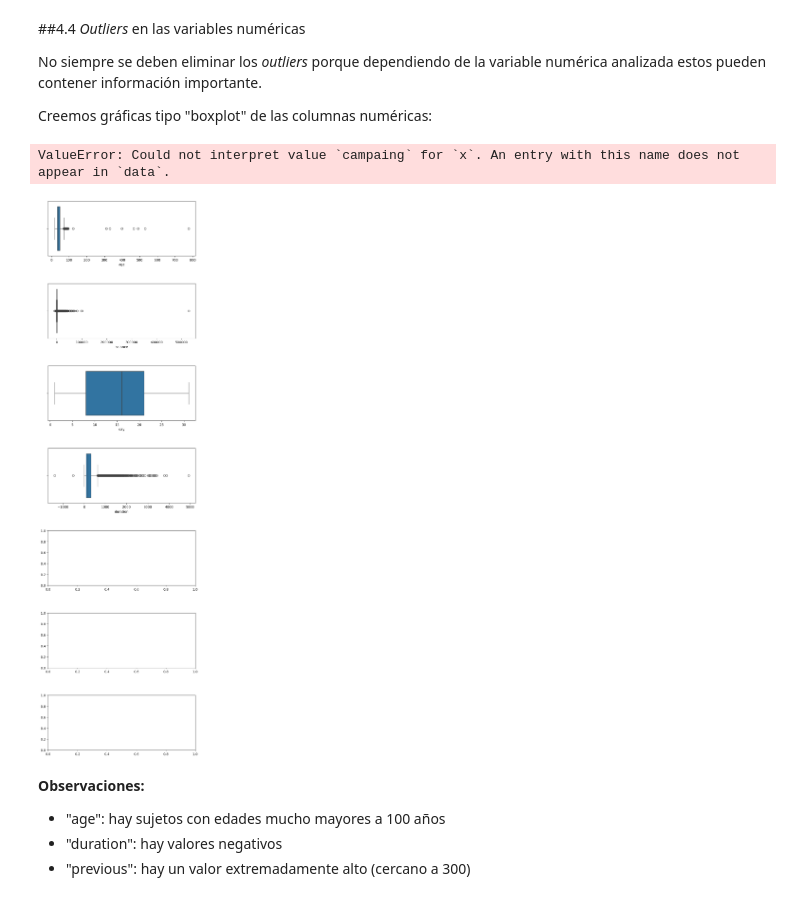
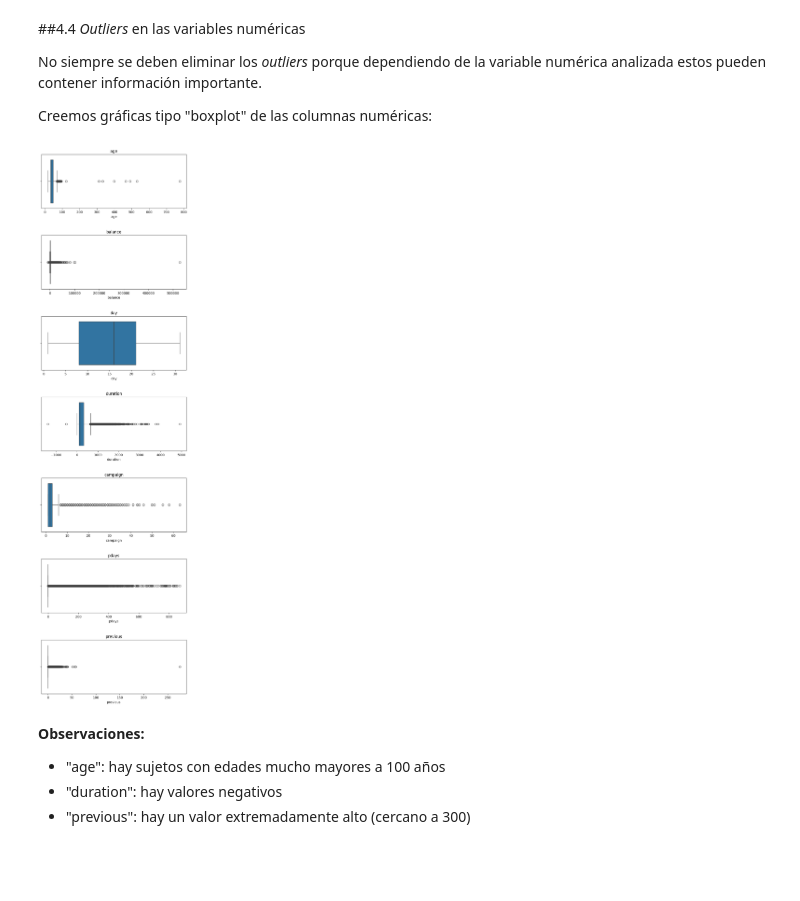
Before and after one commit to LPaolaDuarte/Talento-tech, a Jupyter notebook: TUTORIAL_LIMPIEZA_DE_DATOS_CON_PYTHON_Y_PANDAS.ipynb, the cells around one changed output. Cells and saved outputs as stored; diff of their text form; code cells hidden in the pictures; blank space fills up the shorter version.

```diff
--- a/TUTORIAL_LIMPIEZA_DE_DATOS_CON_PYTHON_Y_PANDAS.ipynb
+++ b/TUTORIAL_LIMPIEZA_DE_DATOS_CON_PYTHON_Y_PANDAS.ipynb
@@ -255,17 +255,17 @@ Creemos gráficas tipo "boxplot" de las columnas numéricas:
 # %%
 # Generar graficas individuales pues las variables numericas
 # estan en rangos diferentes
-cols_num = ['age', 'balance', 'day', 'duration', 'campaing', 'pdays', 'previous']
+cols_num = ['age', 'balance', 'day', 'duration', 'campaign',
+            'pdays', 'previous']
 
 fig, ax = plt.subplots(nrows=7, ncols=1, figsize=(8,30))
 fig.subplots_adjust(hspace=0.5)
 
 for i, col in enumerate(cols_num):
- sns.boxplot(x=col, data=data, ax=ax[i])
-ax[i].set_title(col)
+  sns.boxplot(x=col, data=data, ax=ax[i])
+  ax[i].set_title(col)
 # %% [output]
-ValueError: Could not interpret value `campaing` for `x`. An entry with this name does not appear in `data`.
-[figure, old version]
+[figure, new version]
 # %% [markdown]
 **Observaciones:**
 - "age": hay sujetos con edades mucho mayores a 100 años
```
Also changed, not shown: parts of 2 cells of this notebook.
